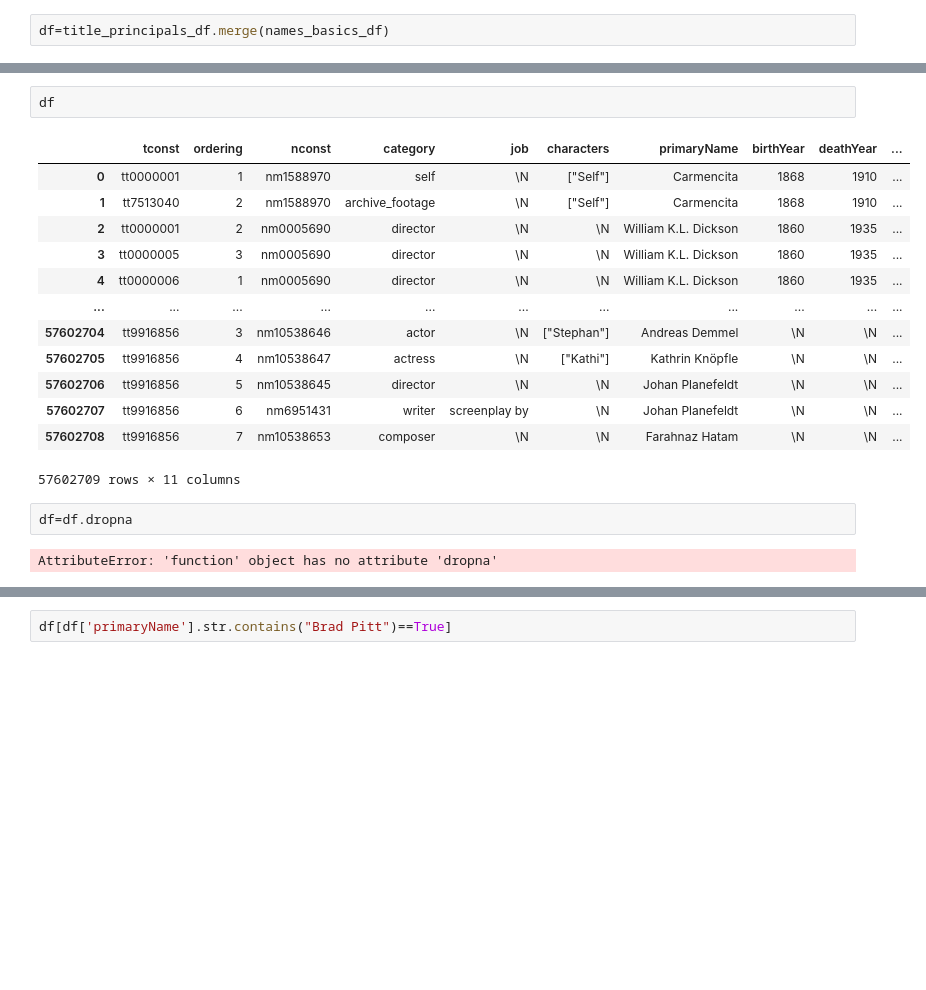
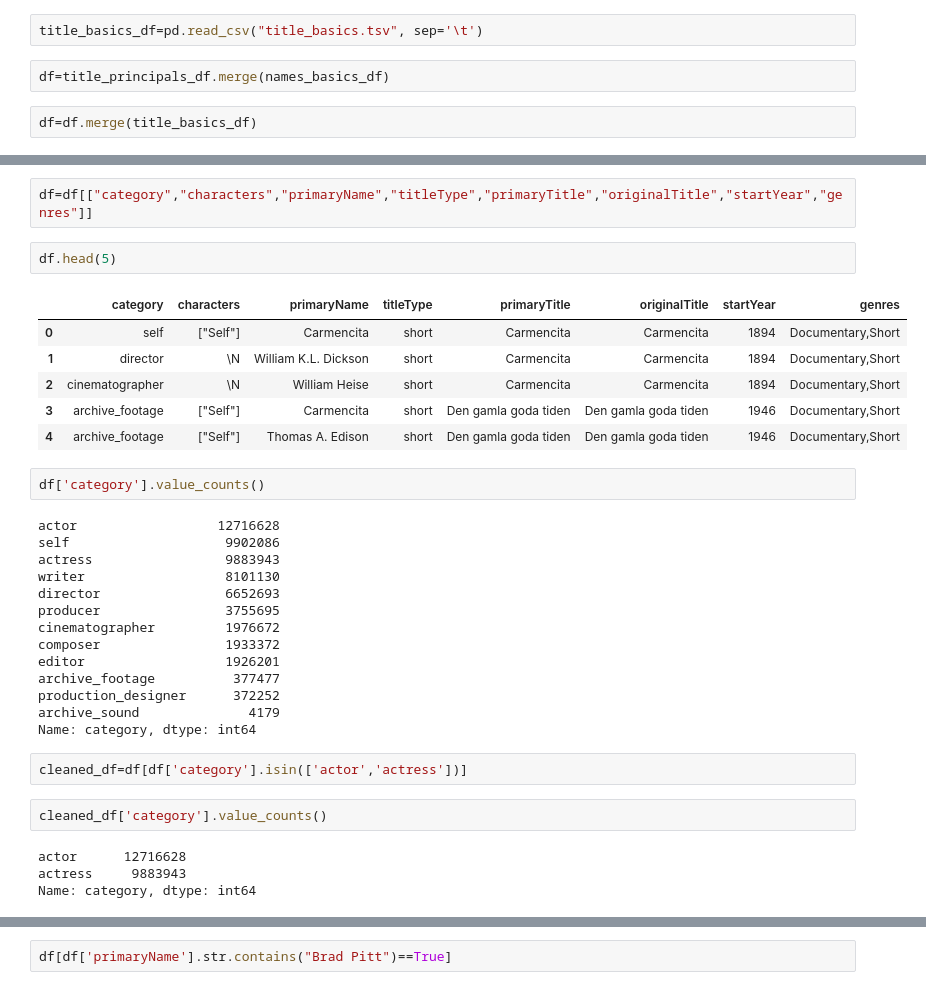
Before and after one commit to B-Aldridge/Final_Project, a Jupyter notebook: actors and roles files/reader.ipynb, the cells around one changed output, grey strips where cells are left out. Saved outputs shown, nothing was run; the diff lists cells and outputs as text; blank space fills up the shorter version.

```diff
--- a/actors and roles files/reader.ipynb
+++ b/actors and roles files/reader.ipynb
@@ -4,5 +4,9 @@ import pandas as pd
 title_principals_df=pd.read_csv('title_principals.tsv', sep='\t')
 # %%
 names_basics_df=pd.read_csv('name_basics.tsv', sep='\t')
+# %%
+title_basics_df=pd.read_csv("title_basics.tsv", sep='\t')
 # %%
 df=title_principals_df.merge(names_basics_df)
+# %%
+df=df.merge(title_basics_df)
@@ -9,20 +23,35 @@ df=title_principals_df.merge(names_basics_df)
+# %%
+df=df[["category","characters","primaryName","titleType","primaryTitle","originalTitle","startYear","genres"]]
 # %%
-df
+df.head(5)
 # %% [output]
-|  | tconst | ordering | nconst | category | job | characters | primaryName | birthYear | deathYear | ... |
-| 0 | tt0000001 | 1 | nm1588970 | self | \N | ["Self"] | Carmencita | 1868 | 1910 | ... |
-| 1 | tt7513040 | 2 | nm1588970 | archive_footage | \N | ["Self"] | Carmencita | 1868 | 1910 | ... |
-| 2 | tt0000001 | 2 | nm0005690 | director | \N | \N | William K.L. Dickson | 1860 | 1935 | ... |
-| 3 | tt0000005 | 3 | nm0005690 | director | \N | \N | William K.L. Dickson | 1860 | 1935 | ... |
-| 4 | tt0000006 | 1 | nm0005690 | director | \N | \N | William K.L. Dickson | 1860 | 1935 | ... |
-| ... | ... | ... | ... | ... | ... | ... | ... | ... | ... | ... |
-| 57602704 | tt9916856 | 3 | nm10538646 | actor | \N | ["Stephan"] | Andreas Demmel | \N | \N | ... |
-| 57602705 | tt9916856 | 4 | nm10538647 | actress | \N | ["Kathi"] | Kathrin Knöpfle | \N | \N | ... |
-| 57602706 | tt9916856 | 5 | nm10538645 | director | \N | \N | Johan Planefeldt | \N | \N | ... |
-| 57602707 | tt9916856 | 6 | nm6951431 | writer | screenplay by | \N | Johan Planefeldt | \N | \N | ... |
-| 57602708 | tt9916856 | 7 | nm10538653 | composer | \N | \N | Farahnaz Hatam | \N | \N | ... |
+|  | category | characters | primaryName | titleType | primaryTitle | originalTitle | startYear | genres |
+| 0 | self | ["Self"] | Carmencita | short | Carmencita | Carmencita | 1894 | Documentary,Short |
+| 1 | director | \N | William K.L. Dickson | short | Carmencita | Carmencita | 1894 | Documentary,Short |
+| 2 | cinematographer | \N | William Heise | short | Carmencita | Carmencita | 1894 | Documentary,Short |
+| 3 | archive_footage | ["Self"] | Carmencita | short | Den gamla goda tiden | Den gamla goda tiden | 1946 | Documentary,Short |
+| 4 | archive_footage | ["Self"] | Thomas A. Edison | short | Den gamla goda tiden | Den gamla goda tiden | 1946 | Documentary,Short |
-57602709 rows × 11 columns
-# %%
-df=df.dropna
-# %% [output]
-AttributeError: 'function' object has no attribute 'dropna'
+# %%
+df['category'].value_counts()
+# %% [output]
+actor                  12716628
+self                    9902086
+actress                 9883943
+writer                  8101130
+director                6652693
+producer                3755695
+cinematographer         1976672
+composer                1933372
+editor                  1926201
+archive_footage          377477
+production_designer      372252
+archive_sound              4179
+Name: category, dtype: int64
+# %%
+cleaned_df=df[df['category'].isin(['actor','actress'])]
+# %%
+cleaned_df['category'].value_counts()
+# %% [output]
+actor      12716628
+actress     9883943
+Name: category, dtype: int64
```
Also changed, not shown: parts of 10 cells of this notebook, 1 other file.
